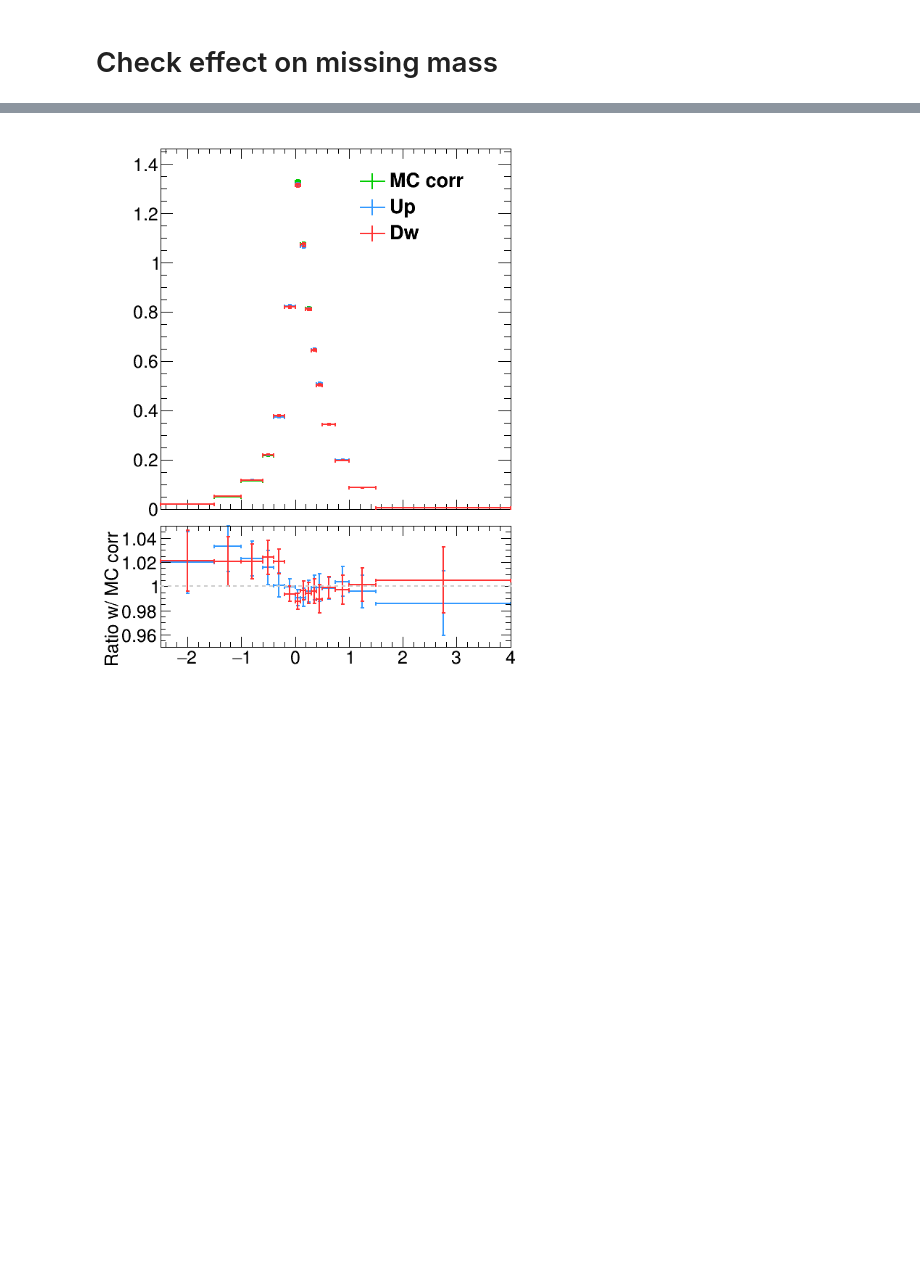
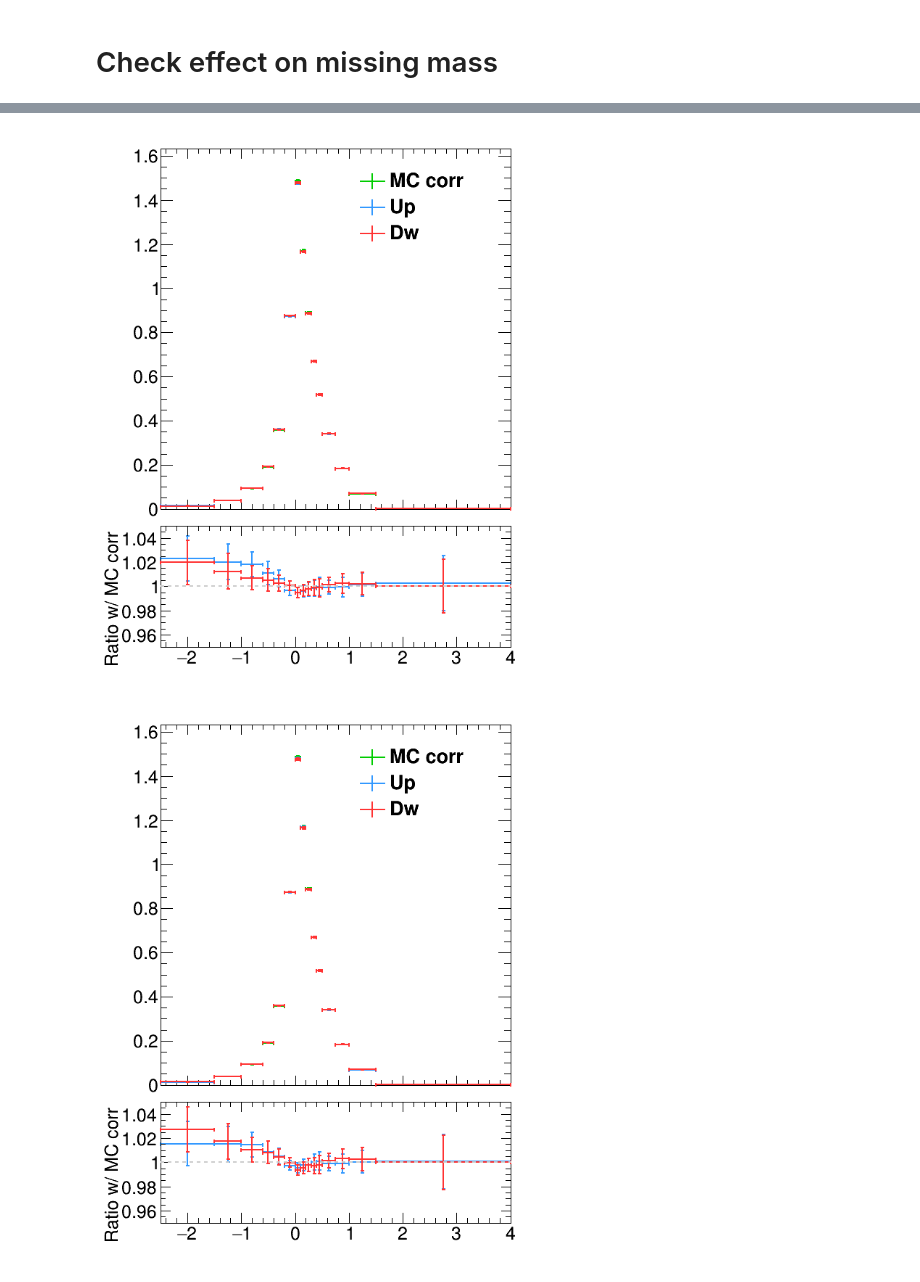
Before and after one commit to ocerri/BPH_RD_Analysis, a Jupyter notebook: analysis/beamSpotCalibration_v1.ipynb, the cells around one changed output, grey strips where cells are left out. Saved outputs shown, nothing was run; the diff lists cells and outputs as text; code cells hidden in the pictures; blank space fills up the shorter version.

```diff
--- a/analysis/beamSpotCalibration_v1.ipynb
+++ b/analysis/beamSpotCalibration_v1.ipynb
@@ -53,4 +55,7 @@ df['JpsiKst']['w'] = puReweighter.getPileupWeights(df['JpsiKst']['MC_nInteractio
 dataLoc = '/storage/af/group/rdst_analysis/BPhysics/data/cmsRD/'
 df['data'] = pd.DataFrame(rtnp.root2array(
     dataLoc+'skimmed/B2DstMu_220220_'+category+'_corr.root'))
+
+df['data_JpsiKst'] = pd.DataFrame(rtnp.root2array(
+    dataLoc+'skimmed/B2JpsiKst_220217_'+category+'_corr.root'))
 # %% [output]
@@ -75,8 +80,9 @@ binning['M2_miss'] = [
 ]
 # %%
 # Create centered values
-for n in ['JpsiKst', 'mu', 'data']:
+for n in ['JpsiKst', 'mu', 'data', 'data_JpsiKst']:
     for a in ['x', 'y']:
         df[n]['vtxC_'+a] = 1e4*(df[n]['vtx_PV_'+a] - np.mean(df[n]['vtx_PV_'+a]))
-        print n, a, np.mean(df[n]['vtx_PV_'+a])
+        df[n]['vtxCbs_'+a] = 1e4*(df[n]['vtx_PV_'+a] - df[n]['beamSpot_'+a])
+        print n, a, np.mean(df[n]['vtx_PV_'+a]), np.mean(df[n]['beamSpot_'+a])
 # %% [output]
@@ -172,5 +214,5 @@ param
 # %%
-df['JpsiKst']['w_width'] = getBeamSpotCorrectionWeights(df['JpsiKst'], param)
+df['JpsiKst']['w_width'] = getBeamSpotCorrectionWeights(df['JpsiKst'], param, ref=vtxReference)
 # %%
 auxDf = df['JpsiKst']
 lowOff = 5
@@ -254,7 +296,7 @@ plt.grid()
 # %% [markdown]
 # Check effect on missing mass
 # %%
-df['mu']['w_width'] = getBeamSpotCorrectionWeights(df['mu'], param)
+df['mu']['w_width'] = getBeamSpotCorrectionWeights(df['mu'], param, ref=vtxReference)
 # %%
 plt.hist(df['mu']['w_width'], bins=100, range=(0,1.1*np.max(df['mu']['w_width'])))
 plt.yscale('log')
@@ -326,25 +369,27 @@ Warning in <TCanvas::Constructor>: Deleting canvas with same name: c_out_ratio
 # %%
-r = 10
+r = 5
 phi = 45 + 90
-dx = r*np.cos(np.deg2rad(phi))
-dy = r*np.sin(np.deg2rad(phi))
+for phi in np.linspace(0, 180, 8):
+    print phi
+    dx = r*np.cos(np.deg2rad(phi))
+    dy = r*np.sin(np.deg2rad(phi))
 
-auxW = getBeamSpotCorrectionWeights(auxDf, param, dmu_x=-dx, dmu_y=-dy)
-h_xDw = create_TH1D(auxDf['M2_miss'][sel], 'Up', weights=auxDf['w']*auxW,
-                    color=0, binning=np.array(binning['M2_miss'][0]), widthNorm=True, scale_histo='norm')
+    auxW = getBeamSpotCorrectionWeights(auxDf, param, ref=vtxReference, dmu_x=-dx, dmu_y=-dy)
+    h_xDw = create_TH1D(auxDf['M2_miss'][sel], 'Up', weights=auxDf['w']*auxW,
+                        color=0, binning=np.array(binning['M2_miss'][0]), widthNorm=True, scale_histo='norm')
 
-auxW = getBeamSpotCorrectionWeights(auxDf, param, dmu_x=dx, dmu_y=dy)
-h_xUp = create_TH1D(auxDf['M2_miss'][sel], 'Dw', weights=auxDf['w']*auxW,
-                    color=1, binning=np.array(binning['M2_miss'][0]), widthNorm=True, scale_histo='norm')
+    auxW = getBeamSpotCorrectionWeights(auxDf, param, ref=vtxReference, dmu_x=dx, dmu_y=dy)
+    h_xUp = create_TH1D(auxDf['M2_miss'][sel], 'Dw', weights=auxDf['w']*auxW,
+                        color=1, binning=np.array(binning['M2_miss'][0]), widthNorm=True, scale_histo='norm')
 
 
-h_corr = create_TH1D(auxDf['M2_miss'][sel], 'MC corr', weights=auxDf['w']*auxDf['w_width'],
-                     color=2, binning=np.array(binning['M2_miss'][0]), widthNorm=True, scale_histo='norm')
+    h_corr = create_TH1D(auxDf['M2_miss'][sel], 'MC corr', weights=auxDf['w']*auxDf['w_width'],
+                         color=2, binning=np.array(binning['M2_miss'][0]), widthNorm=True, scale_histo='norm')
 
 
-h_base.SetXTitle('M^{2}_{miss} [GeV]')
-c = make_ratio_plot([h_corr, h_xDw, h_xUp], ratio_bounds=[0.95, 1.05],
-                    leg_pos=[0.6, 0.7, 0.92, 0.9])
-c.Draw()
-donotdelete.append(c)
+    h_base.SetXTitle('M^{2}_{miss} [GeV]')
+    c = make_ratio_plot([h_corr, h_xDw, h_xUp], ratio_bounds=[0.95, 1.05], label='_phi'+str(int(phi)),
+                        leg_pos=[0.6, 0.7, 0.92, 0.9])
+    c.Draw()
+    donotdelete.append(c)
 # %% [output]
@@ -353 +421,2 @@ Warning in <TCanvas::Constructor>: Deleting canvas with same name: c_out_ratio
-[figure, old version]
+[figure, new version]
+[figure, added]
```
Also changed, not shown: parts of 20 cells of this notebook, 6 other files.
